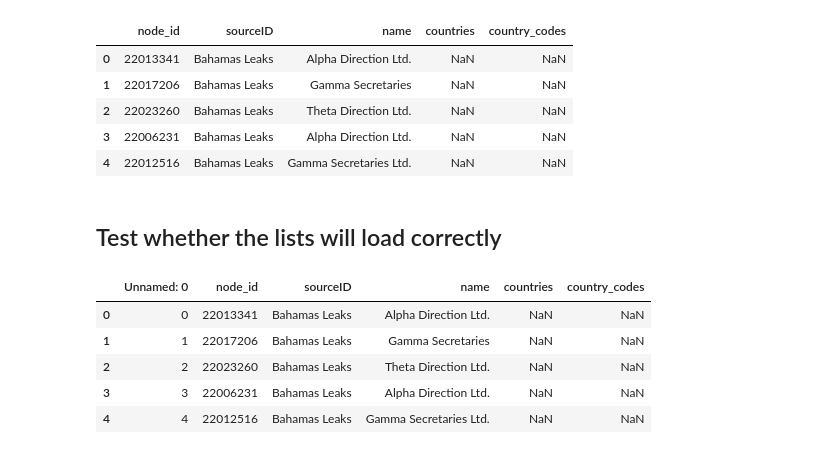
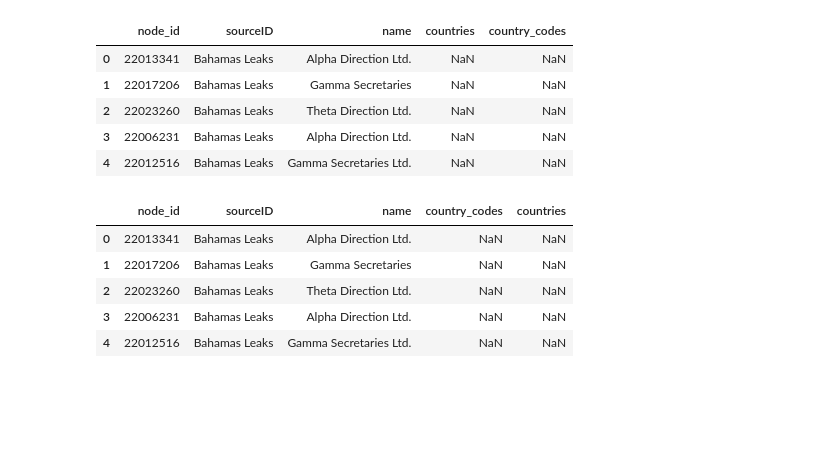
Before and after one commit to julielinx/icij_investigation, a Jupyter notebook: notebooks/08_officer_preprocessing.ipynb, the cells around one changed output. Cells and saved outputs as stored; diff of their text form; code cells hidden in the pictures; blank space fills up the shorter version.

```diff
--- a/notebooks/08_officer_preprocessing.ipynb
+++ b/notebooks/08_officer_preprocessing.ipynb
@@ -206,4 +166,32 @@ officer_df.head()
 | 2 | 22023260 | Bahamas Leaks | Theta Direction Ltd. | NaN | NaN |
 | 3 | 22006231 | Bahamas Leaks | Alpha Direction Ltd. | NaN | NaN |
 | 4 | 22012516 | Bahamas Leaks | Gamma Secretaries Ltd. | NaN | NaN |
+# %%
+def clean_countries_and_codes(df):
+    df['clean_co_codes'] = df.loc[df['country_codes'].notnull(), 'country_codes'].str.replace(';XXX|XXX;', '')
+    df['clean_co_codes'] = df.loc[df['clean_co_codes'].notnull(), 'clean_co_codes'].replace('XXX', np.nan)
+    df['clean_co_codes'] = df.loc[df['clean_co_codes'].notnull(), 'clean_co_codes'].str.split(';').apply(lambda x: sorted(x))
+    df['clean_co_codes'] = df.loc[df['clean_co_codes'].notnull(), 'clean_co_codes'].apply(', '.join)
+
+    df['clean_countries'] = df.loc[df['countries'].notnull(), 'countries'].str.replace(';Not identified|Not identified;', '')
+    df['clean_countries'] = df.loc[df['clean_countries'].notnull(), 'clean_countries'].replace('Not identified', np.nan)
+    df['clean_countries'] = df.loc[df['clean_countries'].notnull(), 'clean_countries'].str.split(';').apply(lambda x: sorted(x))
+    df['clean_countries'] = df.loc[df['clean_countries'].notnull(), 'clean_countries'].apply(' ,'.join)
+
+    df.drop(columns=['country_codes', 'countries'], inplace=True)
+    df.rename(columns={'clean_co_codes':'country_codes', 'clean_countries':'countries'}, inplace=True)
+
+
+officer_df = pd.concat([bahamas_officer_raw, offshore_officer_raw, panama_officer_raw, paradise_officer_raw], ignore_index=True)
+officer_df['name'] = officer_df['name'].str.title()
+clean_countries_and_codes(officer_df)
+
+officer_df.head()
+# %% [output]
+|  | node_id | sourceID | name | country_codes | countries |
+| 0 | 22013341 | Bahamas Leaks | Alpha Direction Ltd. | NaN | NaN |
+| 1 | 22017206 | Bahamas Leaks | Gamma Secretaries | NaN | NaN |
+| 2 | 22023260 | Bahamas Leaks | Theta Direction Ltd. | NaN | NaN |
+| 3 | 22006231 | Bahamas Leaks | Alpha Direction Ltd. | NaN | NaN |
+| 4 | 22012516 | Bahamas Leaks | Gamma Secretaries Ltd. | NaN | NaN |
 # %%
@@ -211,12 +198,0 @@ officer_df.to_csv('../data/intermediate/officers.csv')
-# %% [markdown]
-## Test whether the lists will load correctly
-# %%
-reload_test = pd.read_csv('../data/intermediate/officers.csv')
-reload_test.head()
-# %% [output]
-|  | Unnamed: 0 | node_id | sourceID | name | countries | country_codes |
-| 0 | 0 | 22013341 | Bahamas Leaks | Alpha Direction Ltd. | NaN | NaN |
-| 1 | 1 | 22017206 | Bahamas Leaks | Gamma Secretaries | NaN | NaN |
-| 2 | 2 | 22023260 | Bahamas Leaks | Theta Direction Ltd. | NaN | NaN |
-| 3 | 3 | 22006231 | Bahamas Leaks | Alpha Direction Ltd. | NaN | NaN |
-| 4 | 4 | 22012516 | Bahamas Leaks | Gamma Secretaries Ltd. | NaN | NaN |
```
Also changed, not shown: parts of 8 cells of this notebook, 9 other files.
